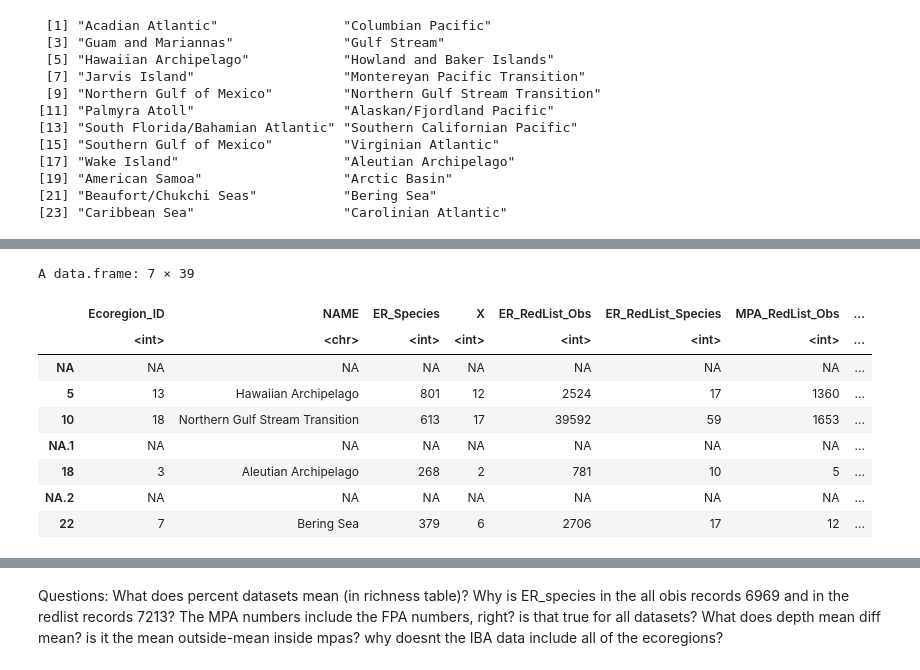
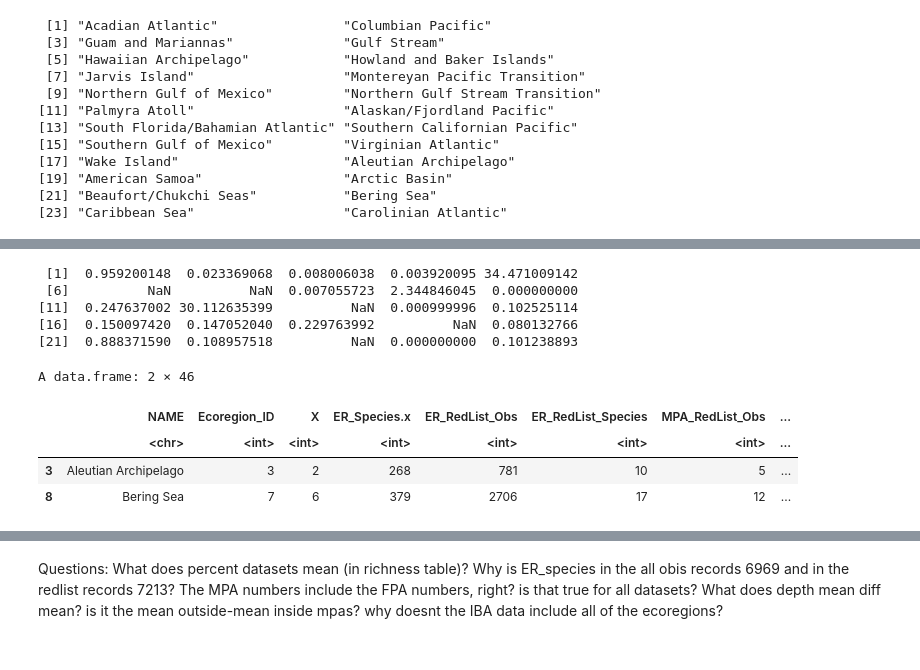
Before and after one commit to sagw/MBD, a Jupyter notebook: Richness.ipynb, the cells around one changed output, grey strips where cells are left out. Cells and saved outputs as stored; diff of their text form; code cells hidden in the pictures.

```diff
--- a/Richness.ipynb
+++ b/Richness.ipynb
@@ -40,4 +10,4 @@ A data.frame: 1 × 21
 # %%
-richness=merge(Redlist, OBIS)
+richness=merge(Redlist, OBIS,by=c("NAME", "Ecoregion_ID"))
 richnesscov=merge(richness, coverage)
 # %%
@@ -209,0 +197,4 @@ ylab("Ecoregions")
+# %%
+## number of species per area in FP vs MPa
+richnesscov$MPA_species_area=richnesscov$ER_MPA_Species/richnesscov$MPA.Coverage.Area
+richnesscov$FP_MPA_species_area=richnesscov$ER_FP_MPA_Species/richnesscov$FP.MPA.Coverage.Area
@@ -210,16 +229,19 @@ ylab("Ecoregions")
+# %%
+richnesscov$FP_MPA_species_area
+# %% [output]
+ [1]  0.959200148  0.023369068  0.008006038  0.003920095 34.471009142
+ [6]          NaN          NaN  0.007055723  2.344846045  0.000000000
+[11]  0.247637002 30.112635399          NaN  0.000999996  0.102525114
+[16]  0.150097420  0.147052040  0.229763992          NaN  0.080132766
+[21]  0.888371590  0.108957518          NaN  0.000000000  0.101238893
 # %%
 richnesscov$dif_percent_Redlist_obs_cov=richnesscov$Percent_Redlist_OBS_MPA-richnesscov$PCT.Covered.by.MPA
 richnesscov$dif_percent_Redlist_FP_obs_cov=richnesscov$Percent_Redlist_OBS_FP_MPA-richnesscov$PCT.Covered.by.MPA
 # %%
-richnesscov[richnesscov$dif_percent_Redlist_obs_cov<0,]
+richnesscov[richnesscov$dif_percent_obs_cov<0,]
 # %% [output]
-A data.frame: 7 × 39
+A data.frame: 2 × 46
-|  | Ecoregion_ID | NAME | ER_Species | X | ER_RedList_Obs | ER_RedList_Species | MPA_RedList_Obs | ... |
-|  | <int> | <chr> | <int> | <int> | <int> | <int> | <int> | ... |
-| NA | NA | NA | NA | NA | NA | NA | NA | ... |
-| 5 | 13 | Hawaiian Archipelago | 801 | 12 | 2524 | 17 | 1360 | ... |
-| 10 | 18 | Northern Gulf Stream Transition | 613 | 17 | 39592 | 59 | 1653 | ... |
-| NA.1 | NA | NA | NA | NA | NA | NA | NA | ... |
-| 18 | 3 | Aleutian Archipelago | 268 | 2 | 781 | 10 | 5 | ... |
-| NA.2 | NA | NA | NA | NA | NA | NA | NA | ... |
-| 22 | 7 | Bering Sea | 379 | 6 | 2706 | 17 | 12 | ... |
+|  | NAME | Ecoregion_ID | X | ER_Species.x | ER_RedList_Obs | ER_RedList_Species | MPA_RedList_Obs | ... |
+|  | <chr> | <int> | <int> | <int> | <int> | <int> | <int> | ... |
+| 3 | Aleutian Archipelago | 3 | 2 | 268 | 781 | 10 | 5 | ... |
+| 8 | Bering Sea | 7 | 6 | 379 | 2706 | 17 | 12 | ... |
```
Also changed, not shown: parts of 30 cells of this notebook, 5 other files.
